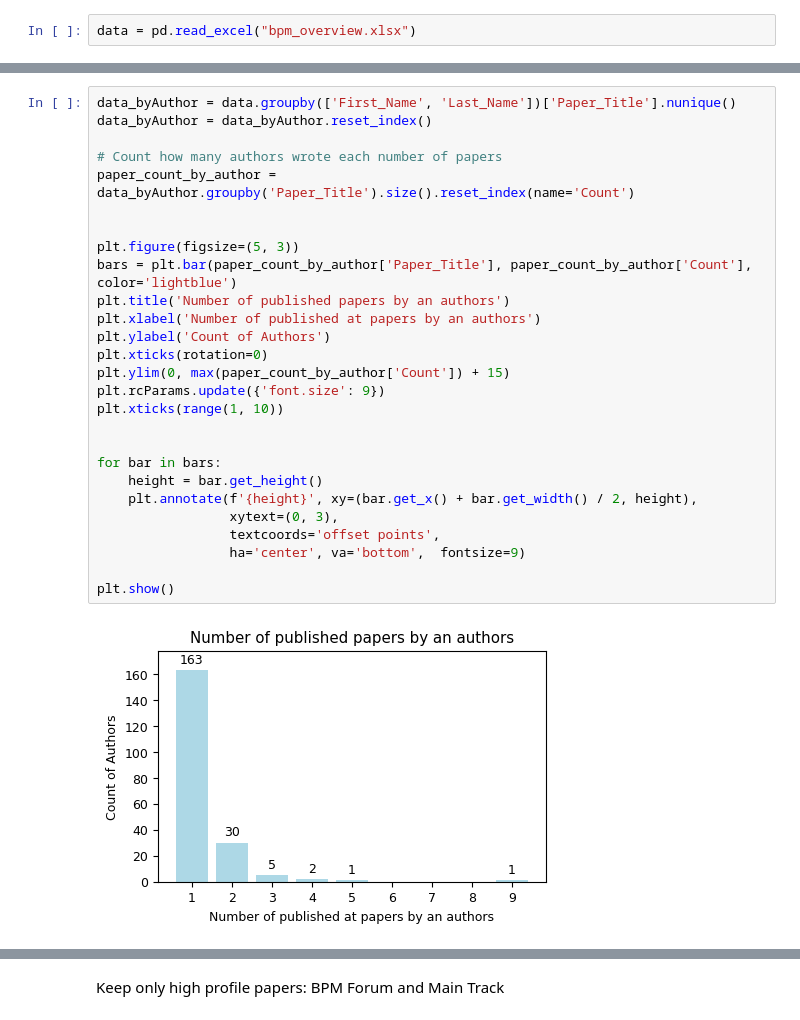
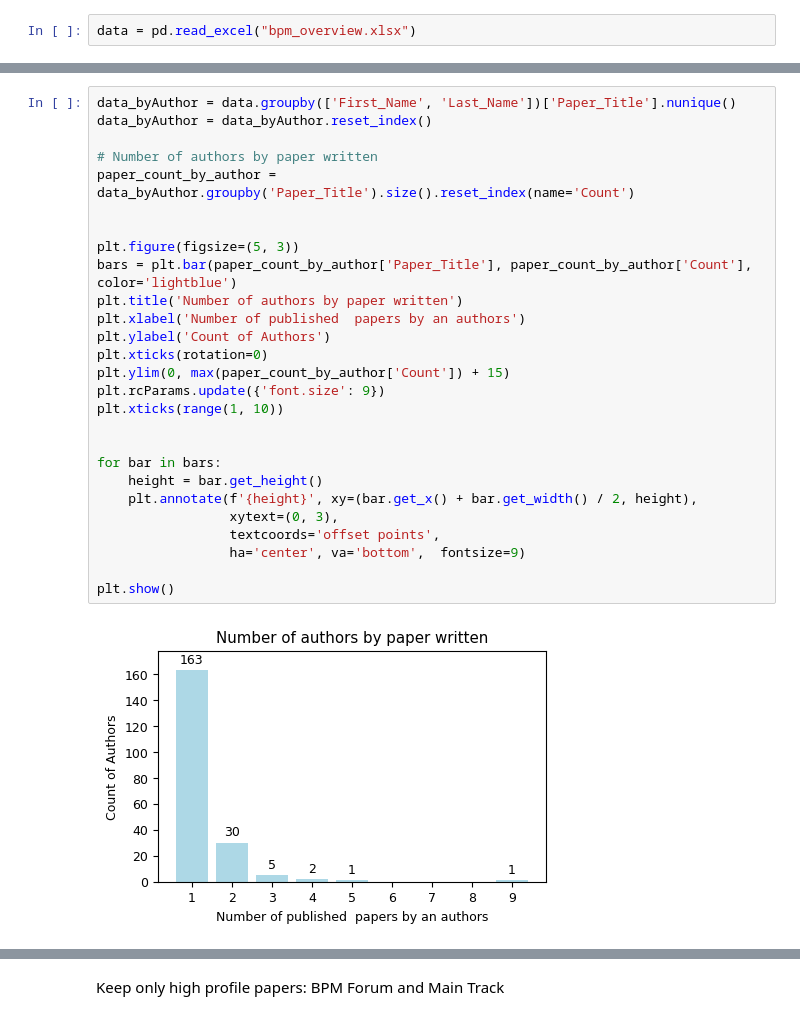
Before and after one commit to lananepeina/bpm2023, a Jupyter notebook: BPM 2023 Paper Analysis.ipynb, the cells around one changed output, grey strips where cells are left out. Saved outputs shown, nothing was run; the diff lists cells and outputs as text.

```diff
--- a/BPM 2023 Paper Analysis.ipynb
+++ b/BPM 2023 Paper Analysis.ipynb
@@ -53,33 +65,33 @@ demo             16
 Ph.D. project     7
 disseration       3
 [figure]
-# %%
-data_byAuthor = data.groupby(['First_Name', 'Last_Name'])['Paper_Title'].nunique()
-data_byAuthor = data_byAuthor.reset_index()
-
-# Count how many authors wrote each number of papers
-paper_count_by_author = data_byAuthor.groupby('Paper_Title').size().reset_index(name='Count')
-
-
-plt.figure(figsize=(5, 3))
-bars = plt.bar(paper_count_by_author['Paper_Title'], paper_count_by_author['Count'], color='lightblue')
-plt.title('Number of published papers by an authors')
-plt.xlabel('Number of published at papers by an authors')
-plt.ylabel('Count of Authors')
-plt.xticks(rotation=0)
-plt.ylim(0, max(paper_count_by_author['Count']) + 15)
-plt.rcParams.update({'font.size': 9})
-plt.xticks(range(1, 10))
-
-
-for bar in bars:
-    height = bar.get_height()
-    plt.annotate(f'{height}', xy=(bar.get_x() + bar.get_width() / 2, height),
-                 xytext=(0, 3),
-                 textcoords='offset points',
-                 ha='center', va='bottom',  fontsize=9)
-
-plt.show()
-# %% [output]
-[figure, removed]
+# %%
+data_byAuthor = data.groupby(['First_Name', 'Last_Name'])['Paper_Title'].nunique()
+data_byAuthor = data_byAuthor.reset_index()
+
+# Number of authors by paper written
+paper_count_by_author = data_byAuthor.groupby('Paper_Title').size().reset_index(name='Count')
+
+
+plt.figure(figsize=(5, 3))
+bars = plt.bar(paper_count_by_author['Paper_Title'], paper_count_by_author['Count'], color='lightblue')
+plt.title('Number of authors by paper written')
+plt.xlabel('Number of published  papers by an authors')
+plt.ylabel('Count of Authors')
+plt.xticks(rotation=0)
+plt.ylim(0, max(paper_count_by_author['Count']) + 15)
+plt.rcParams.update({'font.size': 9})
+plt.xticks(range(1, 10))
+
+
+for bar in bars:
+    height = bar.get_height()
+    plt.annotate(f'{height}', xy=(bar.get_x() + bar.get_width() / 2, height),
+                 xytext=(0, 3),
+                 textcoords='offset points',
+                 ha='center', va='bottom',  fontsize=9)
+
+plt.show()
+# %% [output]
+[figure, added]
 # %%
```
Also changed, not shown: parts of 33 cells of this notebook, 3 other files.
